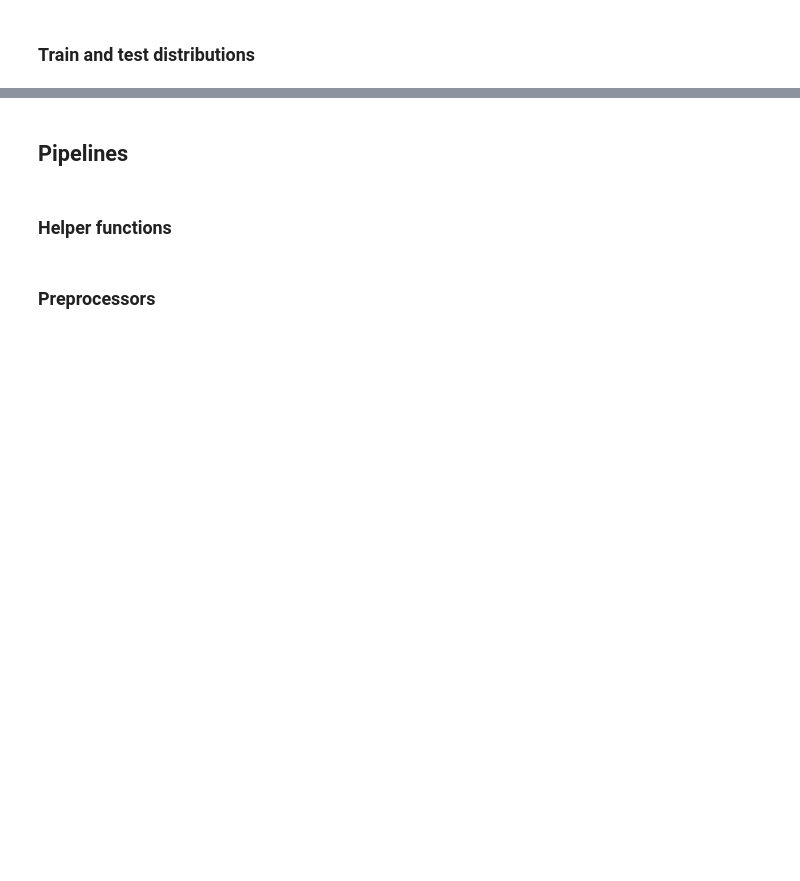
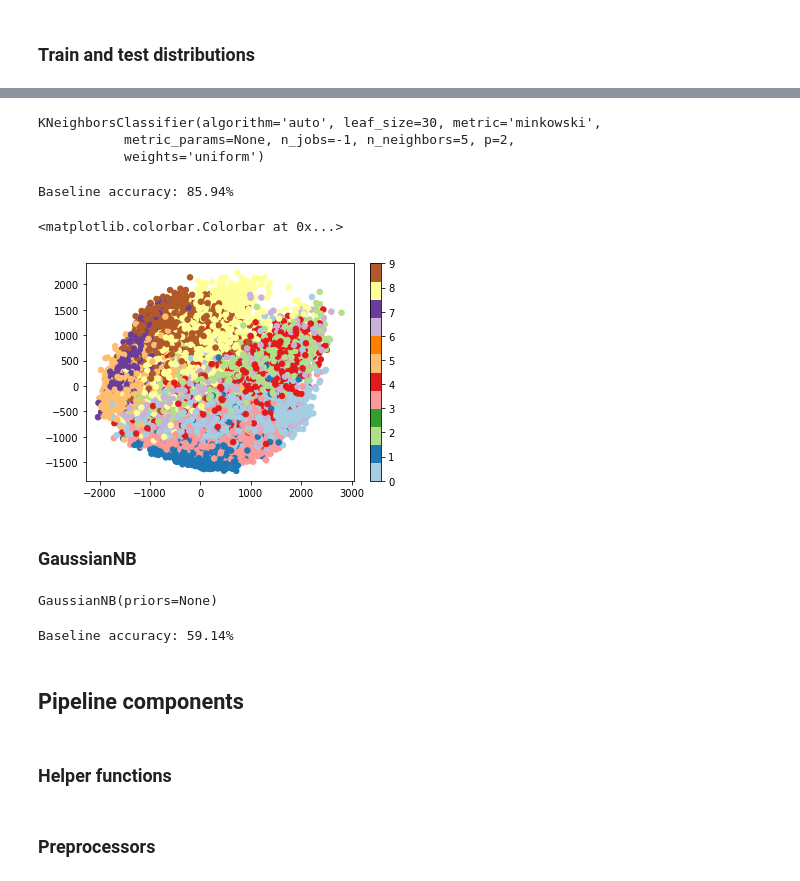
Before and after one commit to cdignam8304/model-explainability, a Jupyter notebook: mnist-explain.ipynb, the cells around one changed output, grey strips where cells are left out. Saved outputs shown, nothing was run; the diff lists cells and outputs as text; code cells hidden in the pictures; blank space fills up the shorter version.

```diff
--- a/mnist-explain.ipynb
+++ b/mnist-explain.ipynb
@@ -89,0 +125,2 @@ y_test = df_test["label"].as_matrix()
+# %%
+clf = RandomForestClassifier(random_state=42)
@@ -90,2 +145,35 @@ y_test = df_test["label"].as_matrix()
+# %%
+# Apply PCA to reduce number of features
+pca = PCA(n_components=100) # use 100 principal components
+X_train_pca = pca.fit_transform(X_train) # convert X_train in 100 principal components
+# %%
+clf.fit(X_train_pca, y_train) # fit model using 100 principal components
+# %% [output]
+KNeighborsClassifier(algorithm='auto', leaf_size=30, metric='minkowski',
+           metric_params=None, n_jobs=-1, n_neighbors=5, p=2,
+           weights='uniform')
+# %%
+# Convert X_test into 100 principal components
+X_test_pca = pca.transform(X_test)
+# %%
+baseline_accuracy = clf.score(X_test_pca, y_test)
+print("Baseline accuracy: %.2f%%" % (baseline_accuracy*100))
+# %% [output]
+Baseline accuracy: 85.94%
+# %%
+x_plot = X_test_pca[:, 0]
+y_plot = X_test_pca[:, 1]
+labels = y_test
+
+# plt.figure(figsize=(8, 6))
+
+# use plt.cm.get_cmap(cmap, N) to get an N-bin version of cmap
+plt.scatter(x_plot, y_plot, s=30,
+            c=labels, cmap=plt.cm.get_cmap("Paired"))
+
+plt.colorbar()
+# %% [output]
+<matplotlib.colorbar.Colorbar at 0x...>
+[figure, added]
 # %% [markdown]
-## Pipelines
+### GaussianNB
@@ -92,3 +182,14 @@ y_test = df_test["label"].as_matrix()
+# %%
+clf.fit(X_train, y_train)
+# %% [output]
+GaussianNB(priors=None)
+# %%
+baseline_accuracy = clf.score(X_test, y_test)
+print("Baseline accuracy: %.2f%%" % (baseline_accuracy*100))
+# %% [output]
+Baseline accuracy: 59.14%
+# %% [markdown]
+## Pipeline components
 # %% [markdown]
 ### Helper functions
 # %%
```
Also changed, not shown: parts of 70 cells of this notebook.
